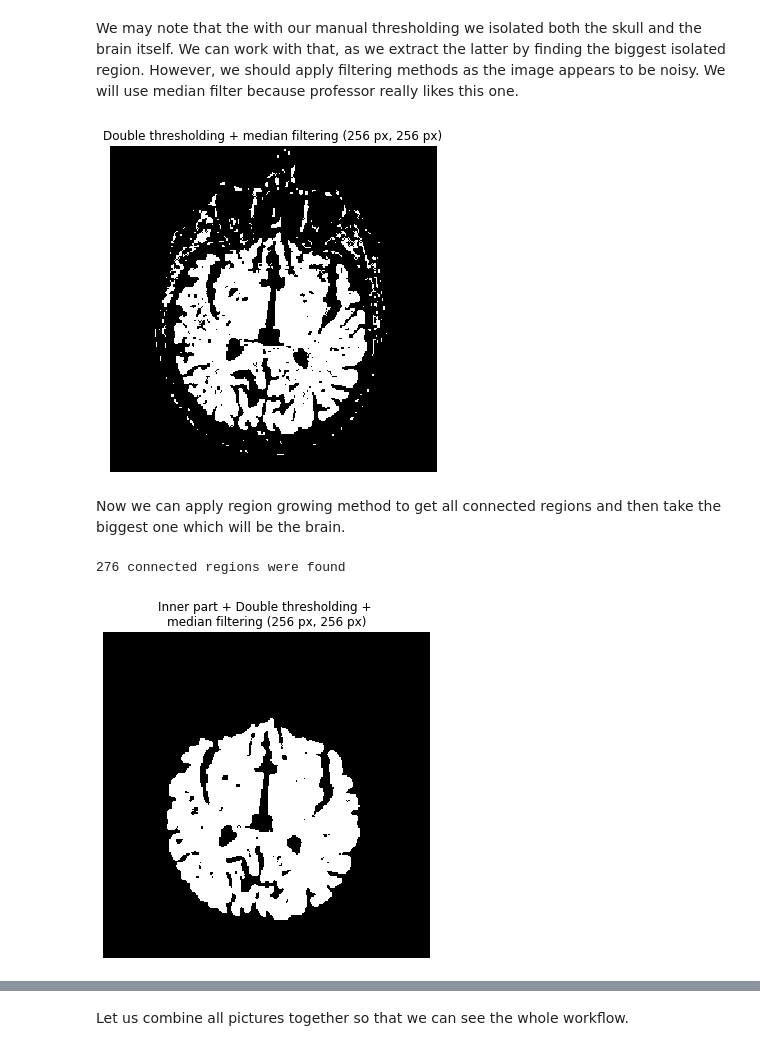
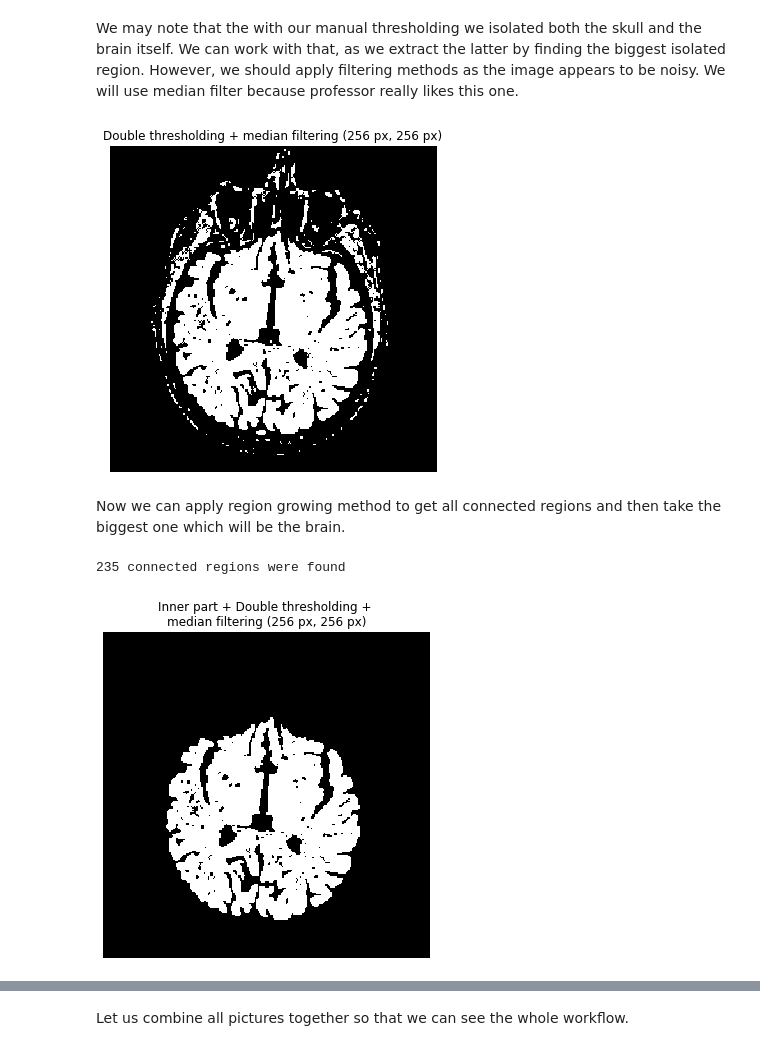
Before and after one commit to oganesManasian/Image-analysis-and-pattern-recognition, a Jupyter notebook: labs/lab_01_segmentation.ipynb, the cells around one changed output, grey strips where cells are left out. Drawn from its saved outputs; the diff is of its cells as text; code cells hidden in the pictures.

```diff
--- a/labs/lab_01_segmentation.ipynb
+++ b/labs/lab_01_segmentation.ipynb
@@ -192,7 +196,7 @@ def region_growing(mask):
 Now let us choose manually two thresholds that could extract the inner part of the brain and filter out the skull and the background. By looking at the histogram and the image we could conclude that brighter pixels with gray intensities around 95 correspond to the skull and dark pixels with gray intensities below 65 correspond to the background.
 # %%
 upper_threshold = 90  # The threshold to exclude bright "skull" pixels
-lower_threshold = 65 # The threshold to exclude "background" pixel
+lower_threshold = 60 # The threshold to exclude "background" pixel
 
 # Create a mask that indicate only the inner part of the brain
 brain_mask_double = [[(pixel > lower_threshold) and (pixel < upper_threshold)
@@ -214,25 +218,25 @@ ax.imshow(brain_mask_double_filtered, cmap='gray')
 ax.set_title('Double thresholding + median filtering ({} px, {} px)'.format(im_h, im_w))
 ax.axis('off');
 # %% [output]
-[figure, old version]
+[figure, new version]
 # %% [markdown]
 Now we can apply region growing method to get all connected regions and then take the biggest one which will be the brain.
 # %%
 # Getting all connected regions
 regions = region_growing(brain_mask_double_filtered)
 print(f"{len(regions)} connected regions were found")
 
 # Getting the brain region knowing that it is the biggest region
 inner_brain_region = max(regions, key=len)
 
 inner_brain_mask_double_filtered = np.full(brain_im.shape, fill_value=False)
-for coords in brain_region:
+for coords in inner_brain_region:
     inner_brain_mask_double_filtered[coords] = True
 
 fig, ax = plt.subplots(1, 1, figsize=(6, 6))
 ax.imshow(inner_brain_mask_double_filtered, cmap='gray')
 ax.set_title('Inner part + Double thresholding + \nmedian filtering ({} px, {} px)'.format(im_h, im_w))
 ax.axis('off');
 # %% [output]
-276 connected regions were found
+235 connected regions were found
-[figure, old version]
+[figure, new version]
```
Also changed, not shown: parts of 26 cells of this notebook.
